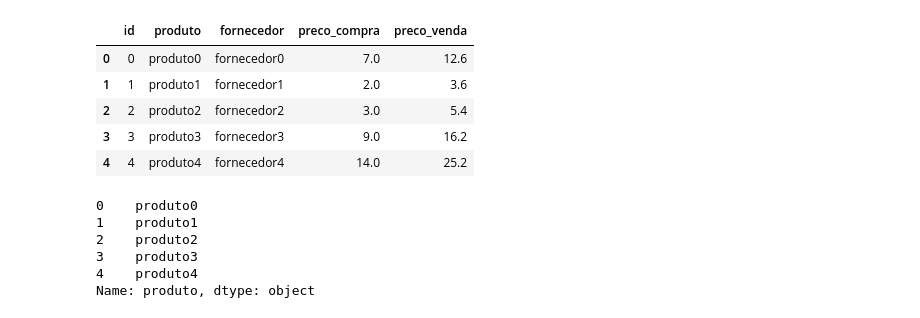
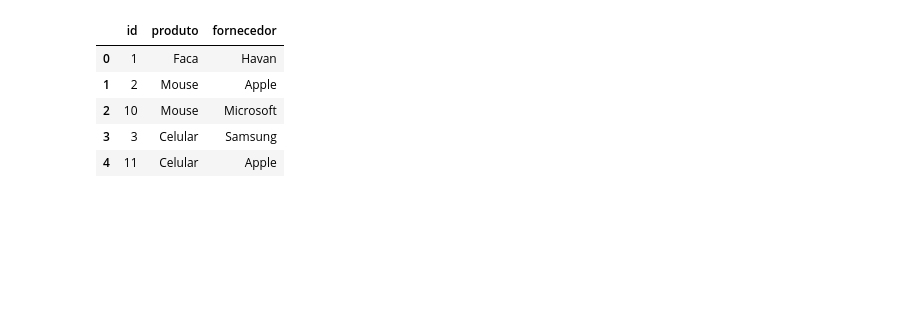
Before and after one commit to PabloVKF/erp-poo1, a Jupyter notebook: plot_tests.ipynb, the cells around one changed output. Saved outputs shown, nothing was run; the diff lists cells and outputs as text; code cells hidden in the pictures; blank space fills up the shorter version.

```diff
--- a/plot_tests.ipynb
+++ b/plot_tests.ipynb
@@ -7,20 +6,12 @@ from data_manager import DataManager
-# %%
-data = DataManager().data
-data.head()
-# %% [output]
-|  | id | produto | fornecedor | preco_compra | preco_venda |
-| 0 | 0 | produto0 | fornecedor0 | 7.0 | 12.6 |
-| 1 | 1 | produto1 | fornecedor1 | 2.0 | 3.6 |
-| 2 | 2 | produto2 | fornecedor2 | 3.0 | 5.4 |
-| 3 | 3 | produto3 | fornecedor3 | 9.0 | 16.2 |
-| 4 | 4 | produto4 | fornecedor4 | 14.0 | 25.2 |
-# %%
-data["produto"].head()
-# %% [output]
-0    produto0
-1    produto1
-2    produto2
-3    produto3
-4    produto4
-Name: produto, dtype: object
+# %%
+data_manager = DataManager()
+df_produto : pd.DataFrame = data_manager.dataframe_dict["produtos"]
+df_produto.head()
+# %% [output]
+|  | id | produto | fornecedor |
+| 0 | 1 | Faca | Havan |
+| 1 | 2 | Mouse | Apple |
+| 2 | 10 | Mouse | Microsoft |
+| 3 | 3 | Celular | Samsung |
+| 4 | 11 | Celular | Apple |
 # %%
```
Also changed, not shown: parts of 5 cells of this notebook, 2 other files.
